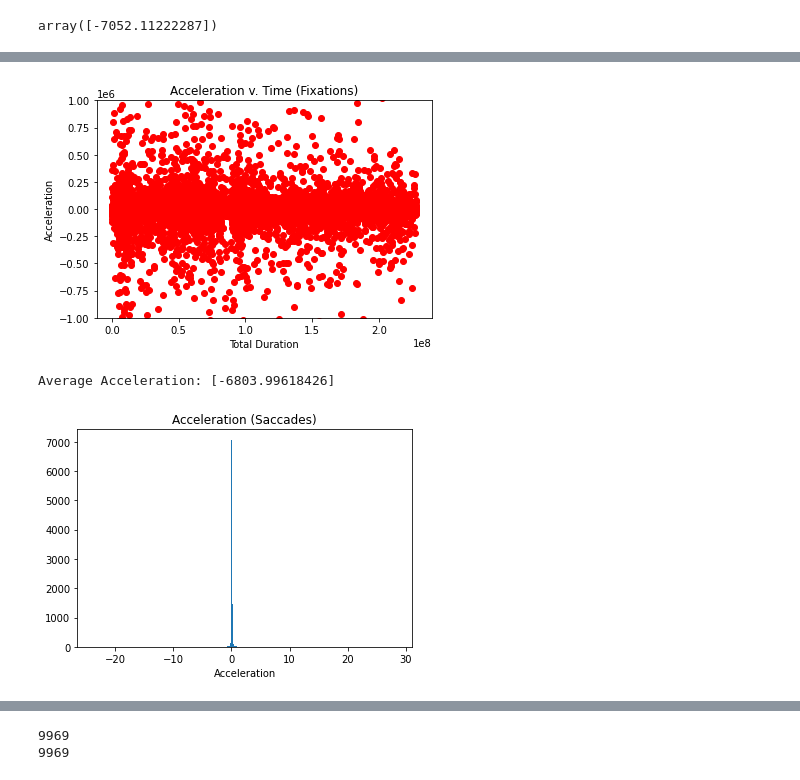
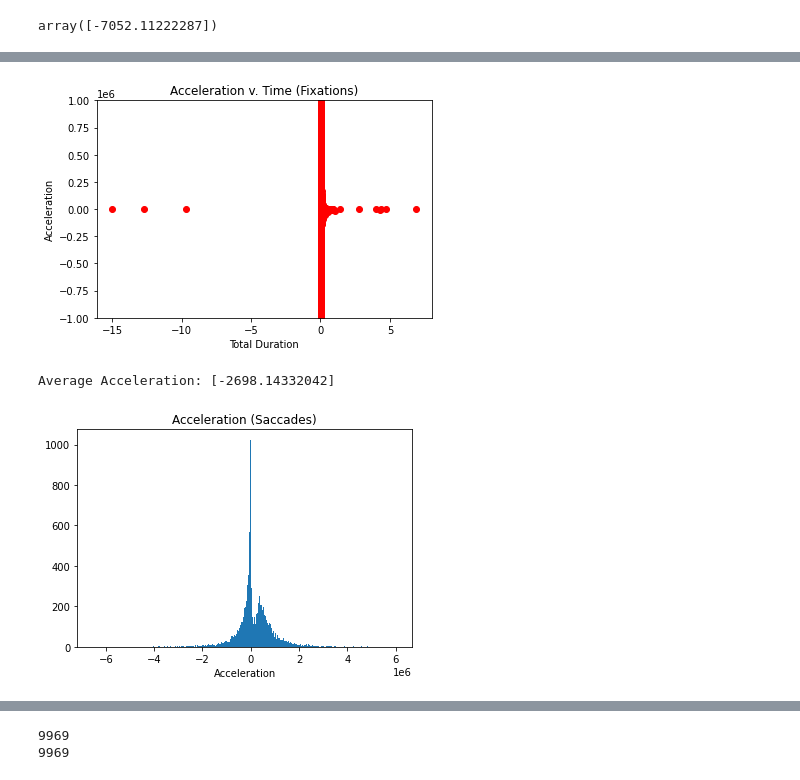
Before and after one commit to Josef733/eyetracker, a Jupyter notebook: algofull_edit_v2.ipynb, the cells around one changed output, grey strips where cells are left out. Saved outputs shown, nothing was run; the diff lists cells and outputs as text; code cells hidden in the pictures.

```diff
--- a/algofull_edit_v2.ipynb
+++ b/algofull_edit_v2.ipynb
@@ -624,6 +639,8 @@ fix_accel = []
 fa_timestamp = []
 
 fix_velo_delta = []
+
+fa_timestamp_new = []
 
 for i in range(len(fix_timestamp)-1):
 
@@ -639,12 +656,14 @@ for i in range(len(fix_velo)-1):
 
     else:
         fix_accel.append(fix_velo_delta[i]/fa_timestamp[i]) # change fix_disP by time
+        fa_timestamp_new.append(fa_timestamp[i])
+
 
 #print(fix_accel)
 
 plt.hist(np.array(np.array(fix_accel)).sum(axis=1),300,color="red")
 plt.xlabel("Acceleration")
 plt.title("Acceleration (Fixations)")
-plt.savefig("Fixations_accel_hist")
+plt.savefig("Fixations_accel_hist_v2")
 plt.show()
 # %% [output]
@@ -688,28 +710,28 @@ print(len(fix_accel))
 # %%
-plt.scatter(fa_timestamp,fix_accel, c = 'red')
+plt.scatter(fa_timestamp_new,fix_accel, c = 'red')
 #plt.xlim(0, 20000)
 plt.ylim(-1000000, 1000000)
 plt.xlabel("Total Duration")
 plt.ylabel("Acceleration")
 plt.title("Acceleration v. Time (Fixations)")
-plt.savefig("Fixations_accel")
+plt.savefig("Fixations_accel_v2")
 plt.show()
 
 f_accel_tot = 0
 
 for j in range (len(fix_accel)):
 
     if math.isnan(fix_accel[j]):
         pass
     else:
         f_accel_tot = f_accel_tot + fix_accel[j]
 
 f_accel_avg = f_accel_tot/len(fix_accel)
 
 print("Average Acceleration: " + str(f_accel_avg))
 # %% [output]
-[figure, old version]
+[figure, new version]
-Average Acceleration: [-6803.99618426]
+Average Acceleration: [-2698.14332042]
 # %%
 #Accelerattion
 
@@ -718,6 +740,8 @@ sac_accel = []
 sa_timestamp = []
 
 sac_velo_delta = []
+
+sa_timestamp_new = []
 
 
 for i in range(len(sac_timestamp)-1):
@@ -734,16 +758,17 @@ for i in range(len(sac_velo)-1):
 
     else:
         sac_accel.append(sac_velo_delta[i]/sa_timestamp[i]) # change fix_disP by time
+        sa_timestamp_new.append(sa_timestamp[i])
 
 
 
 plt.hist(np.array(np.array(sac_accel)).sum(axis=1),300)
 plt.xlabel("Acceleration")
 plt.title("Acceleration (Saccades)")
-plt.savefig("Saccades_accel_hist")
+plt.savefig("Saccades_accel_hist_v2")
 plt.show()
 # %% [output]
-[figure, old version]
+[figure, new version]
 # %%
 c = plt.hist(np.diff(np.hstack(sac_velo)[np.logical_not(np.isnan(np.array(np.hstack(sac_velo))))]),100,color="blue")
 plt.xlabel("Acceleration")
```
Also changed, not shown: parts of 20 cells of this notebook.
